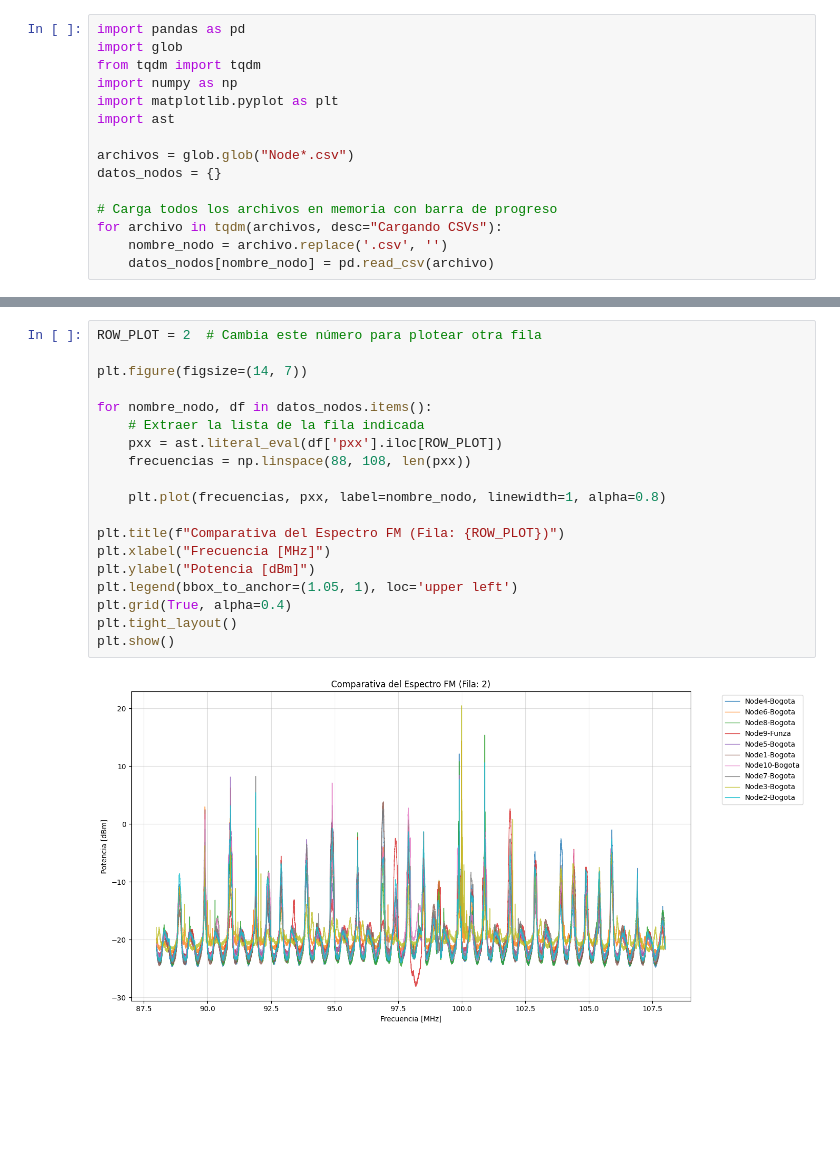
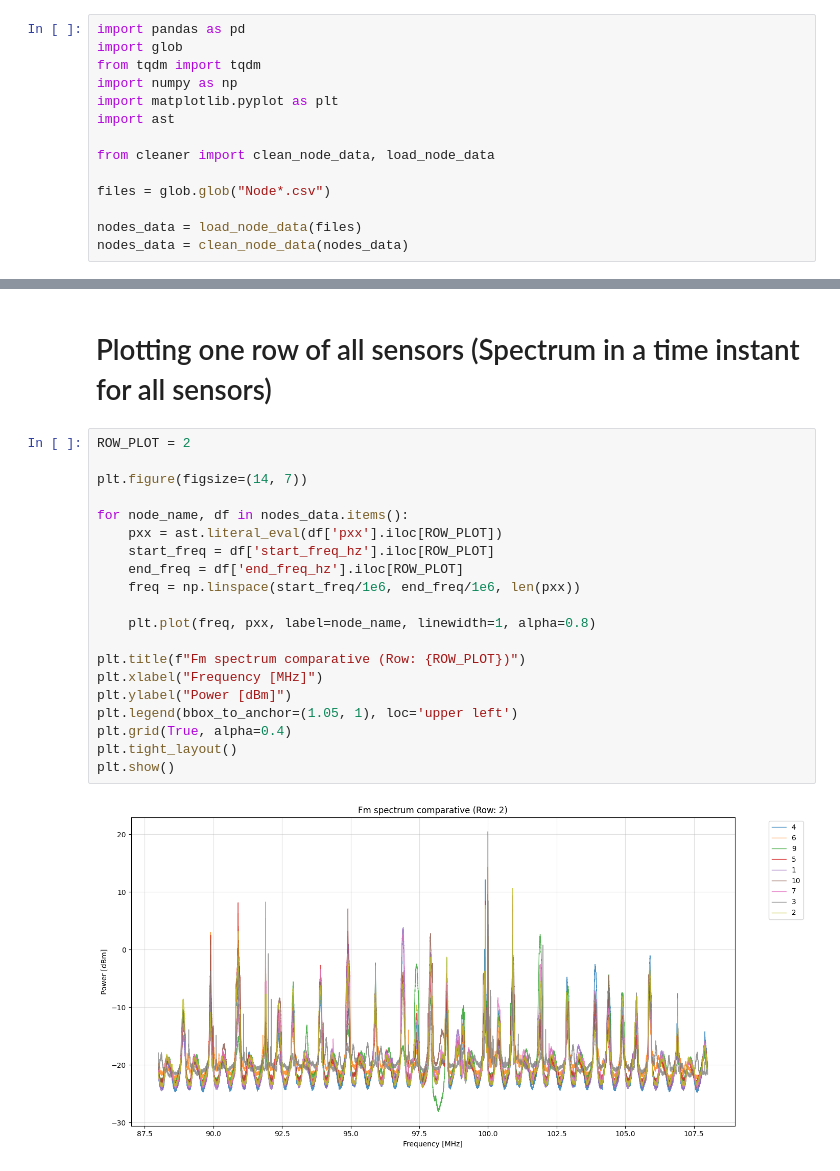
Before and after one commit to dramirezbe/DataBase-RF-FM-88MHz-108MHz-Bogota-Funza, a Jupyter notebook: test-plots.ipynb, the cells around one changed output, grey strips where cells are left out. Saved outputs shown, nothing was run; the diff lists cells and outputs as text; blank space fills up the shorter version.

```diff
--- a/test-plots.ipynb
+++ b/test-plots.ipynb
@@ -6,10 +6,9 @@ import numpy as np
 import matplotlib.pyplot as plt
 import ast
 
-archivos = glob.glob("Node*.csv")
-datos_nodos = {}
+from cleaner import clean_node_data, load_node_data
 
-# Carga todos los archivos en memoria con barra de progreso
-for archivo in tqdm(archivos, desc="Cargando CSVs"):
-    nombre_nodo = archivo.replace('.csv', '')
-    datos_nodos[nombre_nodo] = pd.read_csv(archivo)
+files = glob.glob("Node*.csv")
+
+nodes_data = load_node_data(files)
+nodes_data = clean_node_data(nodes_data)
@@ -16,21 +33,24 @@ for archivo in tqdm(archivos, desc="Cargando CSVs"):
+# %% [markdown]
+# Plotting one row of all sensors (Spectrum in a time instant for all sensors)
 # %%
-ROW_PLOT = 2  # Cambia este número para plotear otra fila
+ROW_PLOT = 2
 
 plt.figure(figsize=(14, 7))
 
-for nombre_nodo, df in datos_nodos.items():
-    # Extraer la lista de la fila indicada
+for node_name, df in nodes_data.items():
     pxx = ast.literal_eval(df['pxx'].iloc[ROW_PLOT])
-    frecuencias = np.linspace(88, 108, len(pxx))
+    start_freq = df['start_freq_hz'].iloc[ROW_PLOT]
+    end_freq = df['end_freq_hz'].iloc[ROW_PLOT]
+    freq = np.linspace(start_freq/1e6, end_freq/1e6, len(pxx))
 
-    plt.plot(frecuencias, pxx, label=nombre_nodo, linewidth=1, alpha=0.8)
+    plt.plot(freq, pxx, label=node_name, linewidth=1, alpha=0.8)
 
-plt.title(f"Comparativa del Espectro FM (Fila: {ROW_PLOT})")
-plt.xlabel("Frecuencia [MHz]")
-plt.ylabel("Potencia [dBm]")
+plt.title(f"Fm spectrum comparative (Row: {ROW_PLOT})")
+plt.xlabel("Frequency [MHz]")
+plt.ylabel("Power [dBm]")
 plt.legend(bbox_to_anchor=(1.05, 1), loc='upper left')
 plt.grid(True, alpha=0.4)
 plt.tight_layout()
 plt.show()
 # %% [output]
-[figure, old version]
+[figure, new version]
```
Also changed, not shown: parts of 3 cells of this notebook, 6 other files.
